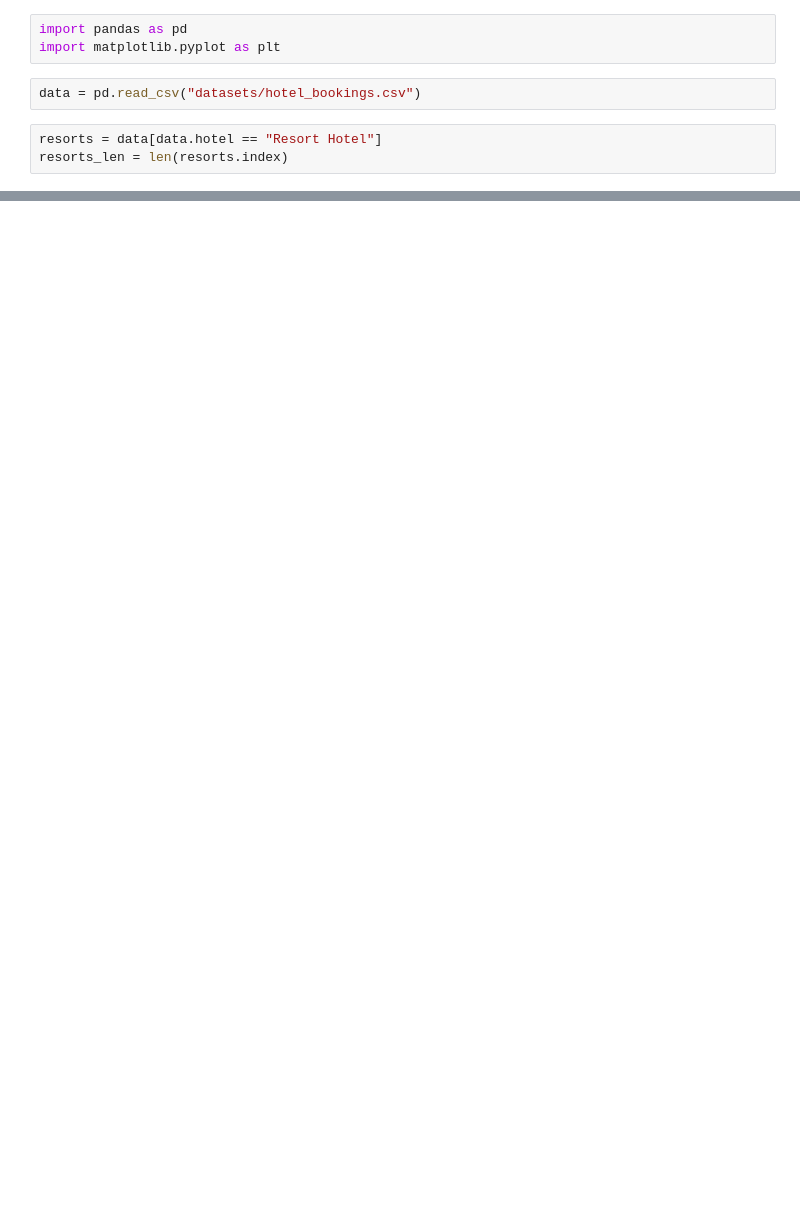
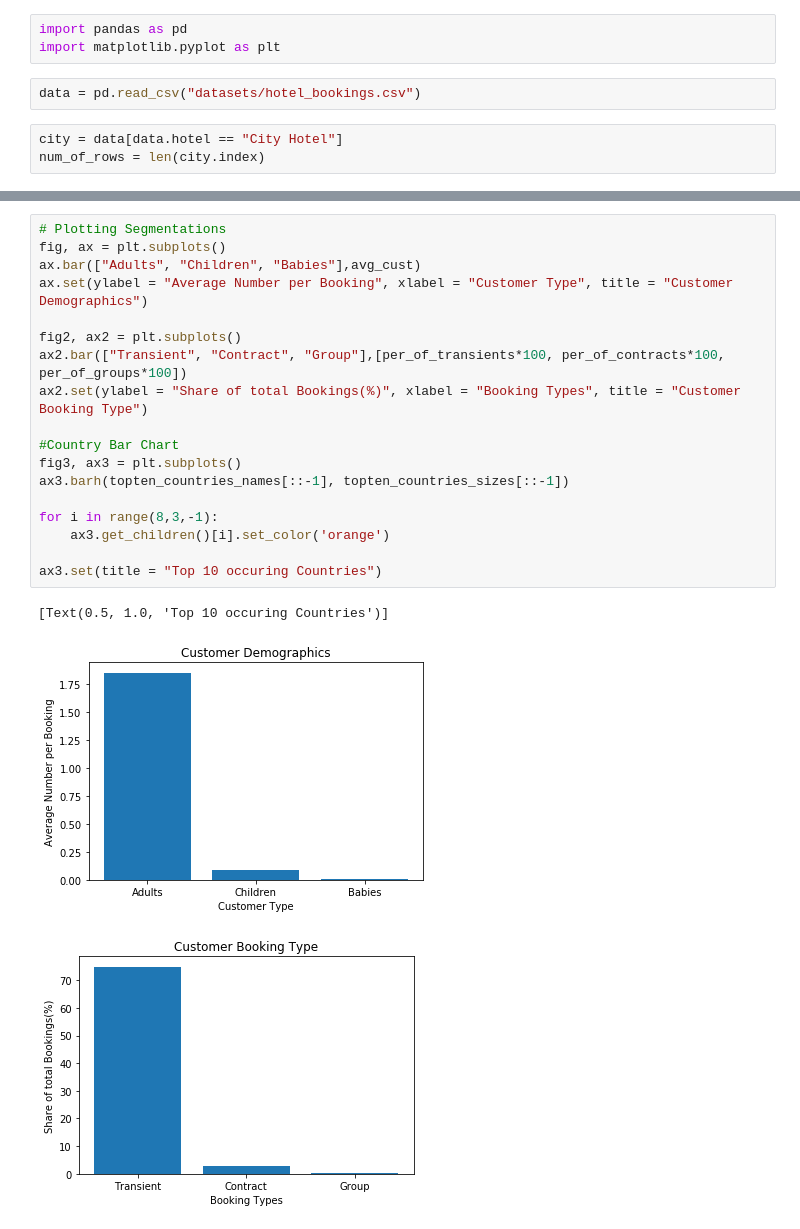
Before and after one commit to IkbalYesiltas/hotel-demand-analysis, a Jupyter notebook: Hotel_Analysis.ipynb, the cells around one changed output, grey strips where cells are left out. Drawn from its saved outputs; the diff is of its cells as text; blank space fills up the shorter version.

Commit message:
Completed Segmentation Analysis

```diff
--- a/Hotel_Analysis.ipynb
+++ b/Hotel_Analysis.ipynb
@@ -4,5 +4,5 @@ import matplotlib.pyplot as plt
 # %%
 data = pd.read_csv("datasets/hotel_bookings.csv")
 # %%
-resorts = data[data.hotel == "Resort Hotel"]
-resorts_len = len(resorts.index)
+city = data[data.hotel == "City Hotel"]
+num_of_rows = len(city.index)
@@ -22,0 +42,22 @@ r_numofgroups = len(resorts[resorts["customer_type"] == "Group"].index)/resorts_
+# %%
+# Plotting Segmentations
+fig, ax = plt.subplots()
+ax.bar(["Adults", "Children", "Babies"],avg_cust)
+ax.set(ylabel = "Average Number per Booking", xlabel = "Customer Type", title = "Customer Demographics")
+
+fig2, ax2 = plt.subplots()
+ax2.bar(["Transient", "Contract", "Group"],[per_of_transients*100, per_of_contracts*100, per_of_groups*100])
+ax2.set(ylabel = "Share of total Bookings(%)", xlabel = "Booking Types", title = "Customer Booking Type")
+
+#Country Bar Chart
+fig3, ax3 = plt.subplots()
+ax3.barh(topten_countries_names[::-1], topten_countries_sizes[::-1])
+
+for i in range(8,3,-1):
+    ax3.get_children()[i].set_color('orange')
+
+ax3.set(title = "Top 10 occuring Countries")
+# %% [output]
+[Text(0.5, 1.0, 'Top 10 occuring Countries')]
+[figure, added]
+[figure, added]
```
Also changed, not shown: parts of 7 cells of this notebook.
